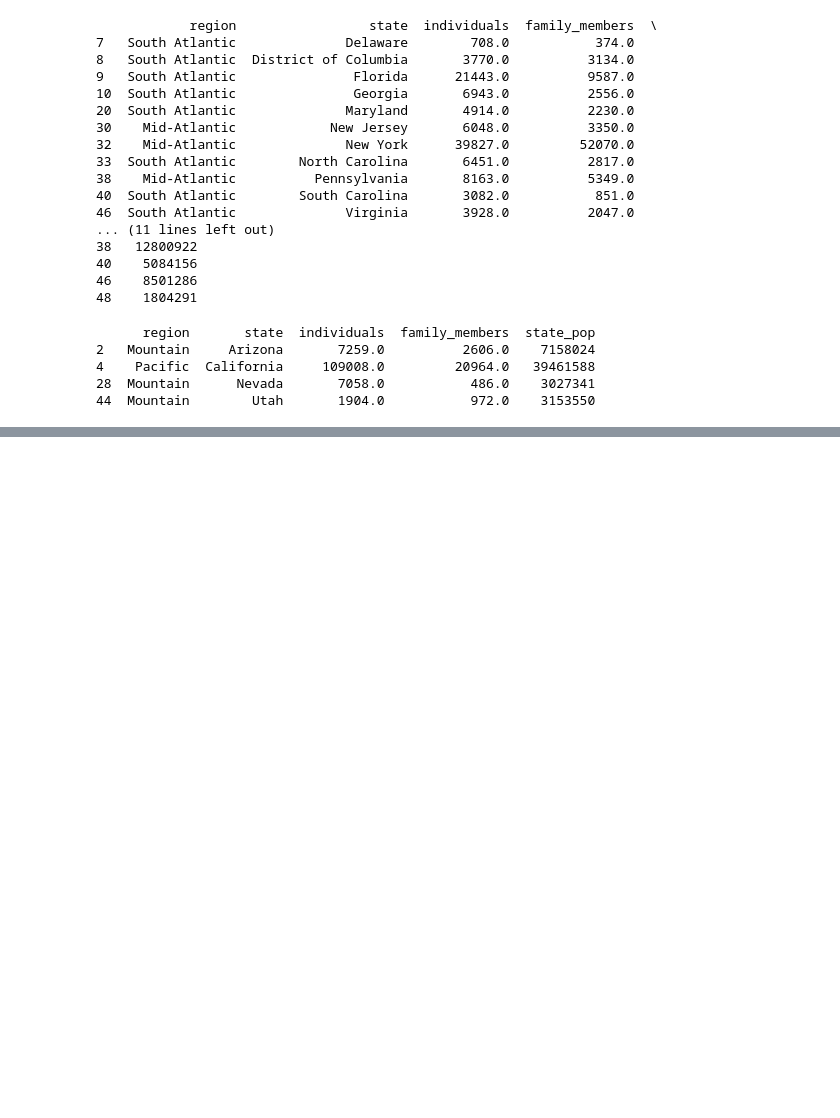
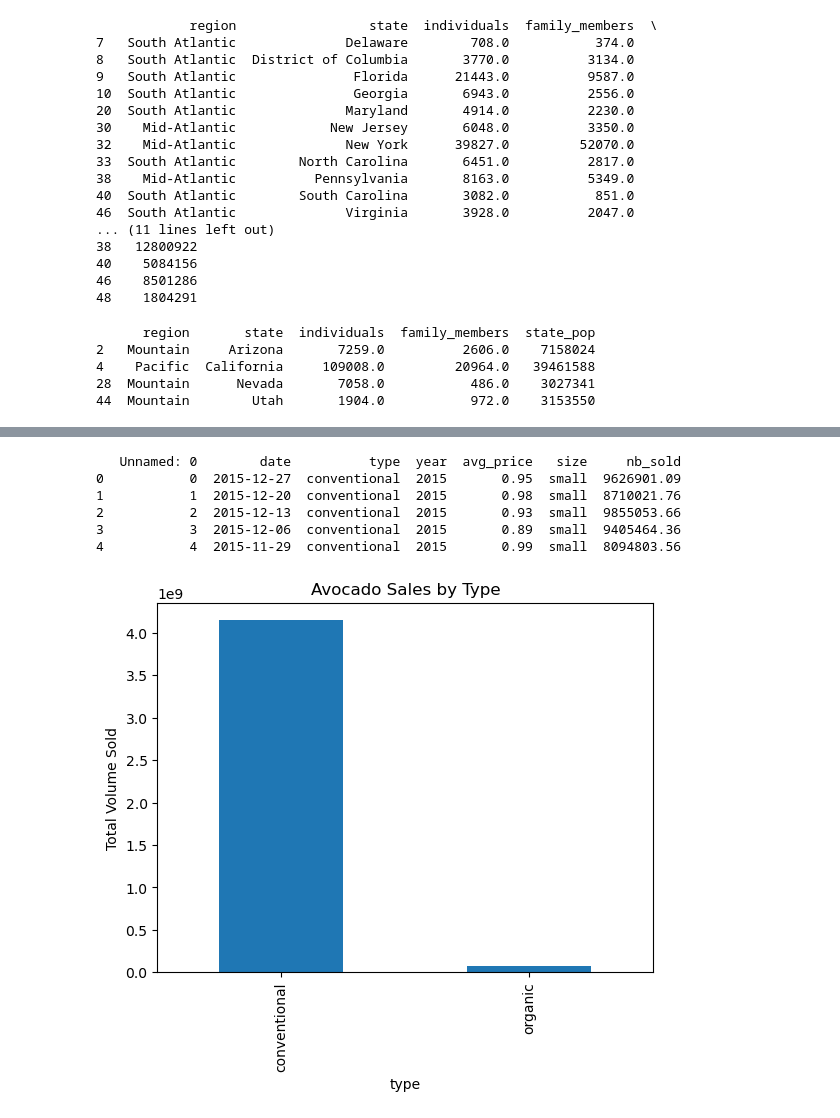
Before and after one commit to PracticalSwan/ITX2007-Data-Science, a Jupyter notebook: Lecture_3/midterm_practice_L3.ipynb, the cells around one changed output, grey strips where cells are left out. Cells and saved outputs as stored; diff of their text form; code cells hidden in the pictures; blank space fills up the shorter version.

```diff
--- a/Lecture_3/midterm_practice_L3.ipynb
+++ b/Lecture_3/midterm_practice_L3.ipynb
@@ -137,0 +292,21 @@ print(mojave_homelessness)
+# %%
+# Load and visualize avocados data
+import matplotlib.pyplot as plt
+avocados = pd.read_csv('avocados.csv')
+print(avocados.head())
+# %% [output]
+   Unnamed: 0        date          type  year  avg_price   size     nb_sold
+0           0  2015-12-27  conventional  2015       0.95  small  9626901.09
+1           1  2015-12-20  conventional  2015       0.98  small  8710021.76
+2           2  2015-12-13  conventional  2015       0.93  small  9855053.66
+3           3  2015-12-06  conventional  2015       0.89  small  9405464.36
+4           4  2015-11-29  conventional  2015       0.99  small  8094803.56
+# %%
+# Bar plot - nb_sold by type
+nb_sold_by_type = avocados.groupby('type')['nb_sold'].sum()
+nb_sold_by_type.plot(kind='bar')
+plt.ylabel('Total Volume Sold')
+plt.title('Avocado Sales by Type')
+plt.show()
+# %% [output]
+[figure, added]
```
Also changed, not shown: parts of 15 cells of this notebook.
